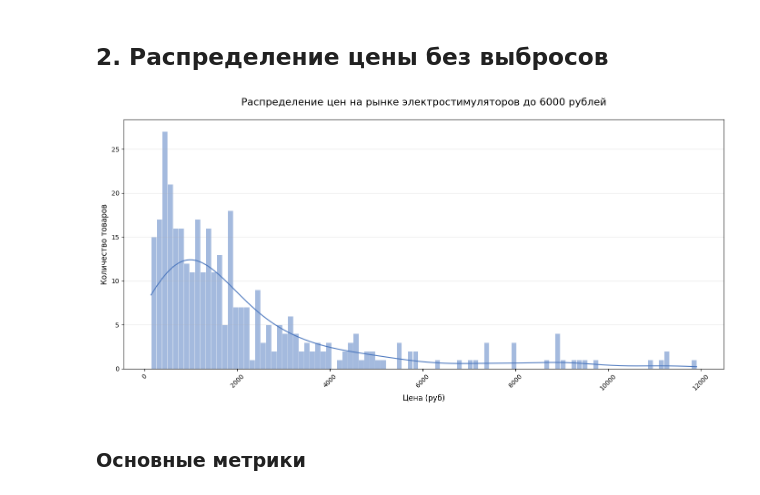
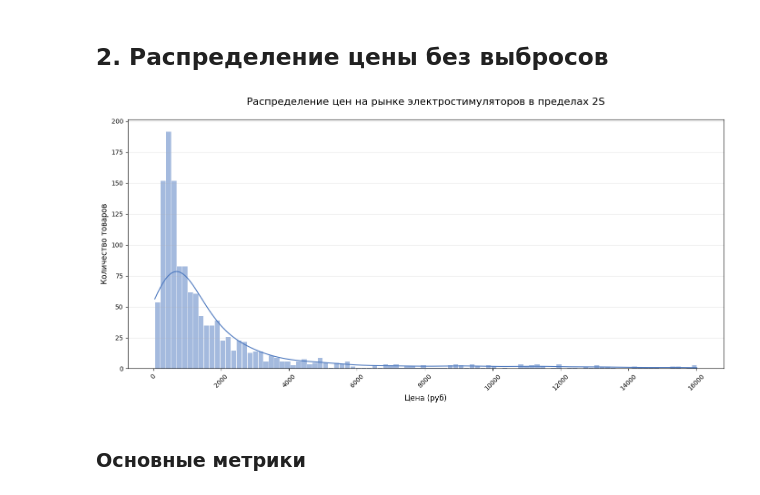
Before and after one commit to nekitmilk/ElectroPunk, a Jupyter notebook: src/notebooks/analisys.ipynb, the cells around one changed output. Drawn from its saved outputs; the diff is of its cells as text; code cells hidden in the pictures.

```diff
--- a/src/notebooks/analisys.ipynb
+++ b/src/notebooks/analisys.ipynb
@@ -849,9 +845,9 @@ len(Goods)
 # %% [markdown]
 ## Чтение данных
 # %%
-Goods = pd.read_csv('../data/clear_data/Goods.csv')
-Other_characteristicks = pd.read_csv('../data/clear_data/Other_characteristicks.csv')
-Feedbacks = pd.read_csv('../data/clear_data/Feedbacks.csv')
+Goods = pd.read_csv(f'{CLEAR_DIRECTORY}{GOODS_FILE}')
+Other_characteristicks = pd.read_csv(f'{CLEAR_DIRECTORY}{OTHER_CHARACTERISTICKS_FILE}')
+Feedbacks = pd.read_csv(f'{CLEAR_DIRECTORY}{FEEDBACKS_FILE}')
 # %% [markdown]
 ## 1. Распределение цен
 # %%
@@ -899,26 +895,26 @@ plt.show()
 # %%
 import matplotlib.pyplot as plt
 import seaborn as sns
 
-price_data = clear_df[clear_df["price"] <= clear_df["price"].mean() + 3 * clear_df["price"].std()]["price"]
+price_data = Goods[Goods["price"] <= Goods["price"].mean() + 3 * Goods["price"].std()]["price"]
 
 plt.figure(figsize=(14, 7))
 ax = sns.histplot(price_data, bins=100, kde=True,
                  color='#4B77BE', edgecolor='white')
 
 mean_price = price_data.mean()
 median_price = price_data.median()
 
-plt.title('Распределение цен на рынке электростимуляторов до 6000 рублей\n', fontsize=16)
+plt.title('Распределение цен на рынке электростимуляторов в пределах 2S\n', fontsize=16)
 plt.xlabel('Цена (руб)', fontsize=12)
 plt.ylabel('Количество товаров', fontsize=12)
 plt.grid(axis='y', alpha=0.3)
 plt.xticks(rotation=45)
 plt.tight_layout()
 
 plt.show()
 # %% [output]
-[figure, old version]
+[figure, new version]
 # %% [markdown]
 ### Основные метрики
 # %%
```
Also changed, not shown: parts of 49 cells of this notebook, 3 other files.
